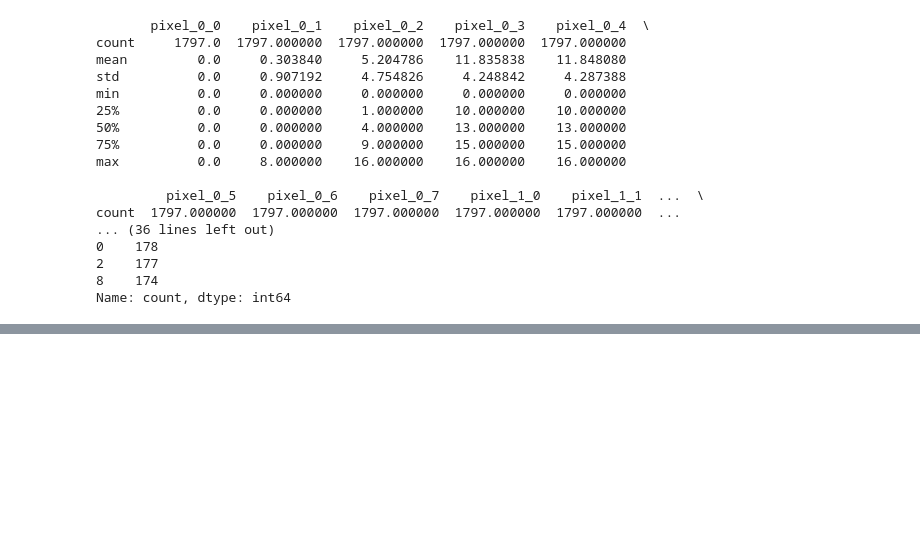
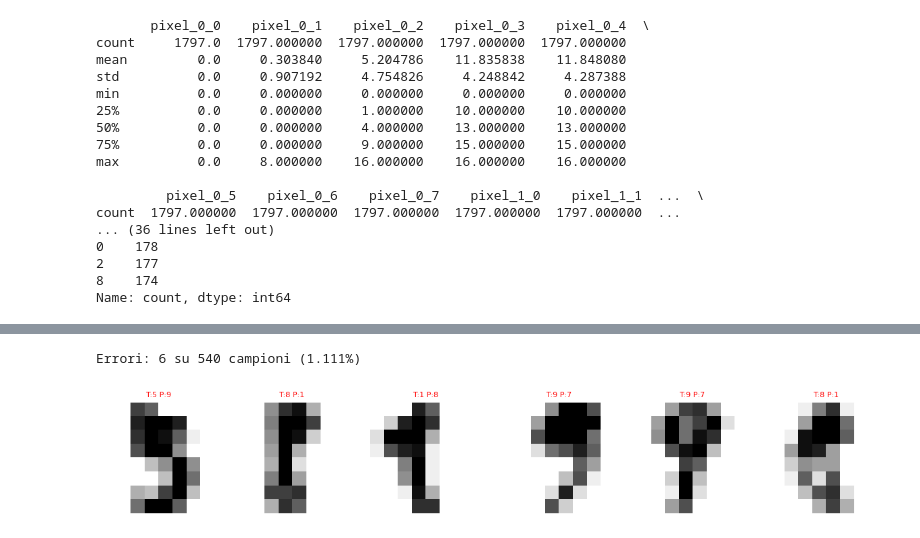
Before and after one commit to Dave02233/CodeAcademy, a Jupyter notebook: 140 - Machine Learning - Esercizi/svm_digits.ipynb, the cells around one changed output, grey strips where cells are left out. Cells and saved outputs as stored; diff of their text form; code cells hidden in the pictures; blank space fills up the shorter version.

Commit message:
fix svm digits + visualization

```diff
--- a/140 - Machine Learning - Esercizi/svm_digits.ipynb
+++ b/140 - Machine Learning - Esercizi/svm_digits.ipynb
@@ -124,3 +124,53 @@ Accuracy: 0.9907407407407407
 weighted avg       0.99      0.99      0.99       540
 <sklearn.metrics._plot.confusion_matrix.ConfusionMatrixDisplay at 0x...>
 [figure]
+# %%
+import matplotlib.pyplot as plt
+import numpy as np
+
+# Predizioni
+y_pred = final_model.predict(x_test)
+
+# Indici degli errori
+y_test_arr = y_test.to_numpy() if hasattr(y_test, "to_numpy") else np.array(y_test)
+x_test_arr = x_test.to_numpy() if hasattr(x_test, "to_numpy") else x_test
+
+error_idx = np.where(y_pred != y_test_arr)[0]
+n_errors = len(error_idx)
+n_total = len(y_test_arr)
+
+print(f"Errori: {n_errors} su {n_total} campioni ({n_errors/n_total:.3%})")
+
+# Se non ci sono errori esci subito
+if n_errors == 0:
+    print("Nessun errore da plottare.")
+else:
+    # immagini corrispondenti agli errori
+    X_err_img = x_test_arr[error_idx].reshape(-1, 8, 8)
+    y_err_true = y_test_arr[error_idx]
+    y_err_pred = y_pred[error_idx]
+
+    # griglia
+    n_images = n_errors
+    n_cols = 6
+    n_rows = int(np.ceil(n_images / n_cols))
+
+    fig, axes = plt.subplots(n_rows, n_cols, figsize=(2*n_cols, 2*n_rows))
+    axes = np.array(axes).ravel()
+
+    for i in range(len(axes)):
+        ax = axes[i]
+        ax.axis('off')
+        if i < n_images:
+            ax.imshow(X_err_img[i], cmap='gray_r')
+            ax.set_title(
+                f"T:{y_err_true[i]} P:{y_err_pred[i]}",
+                color='red',
+                fontsize=8
+            )
+
+    plt.tight_layout()
+    plt.show()
+# %% [output]
+Errori: 6 su 540 campioni (1.111%)
+[figure, added]
```
Also changed, not shown: parts of 2 cells of this notebook.
